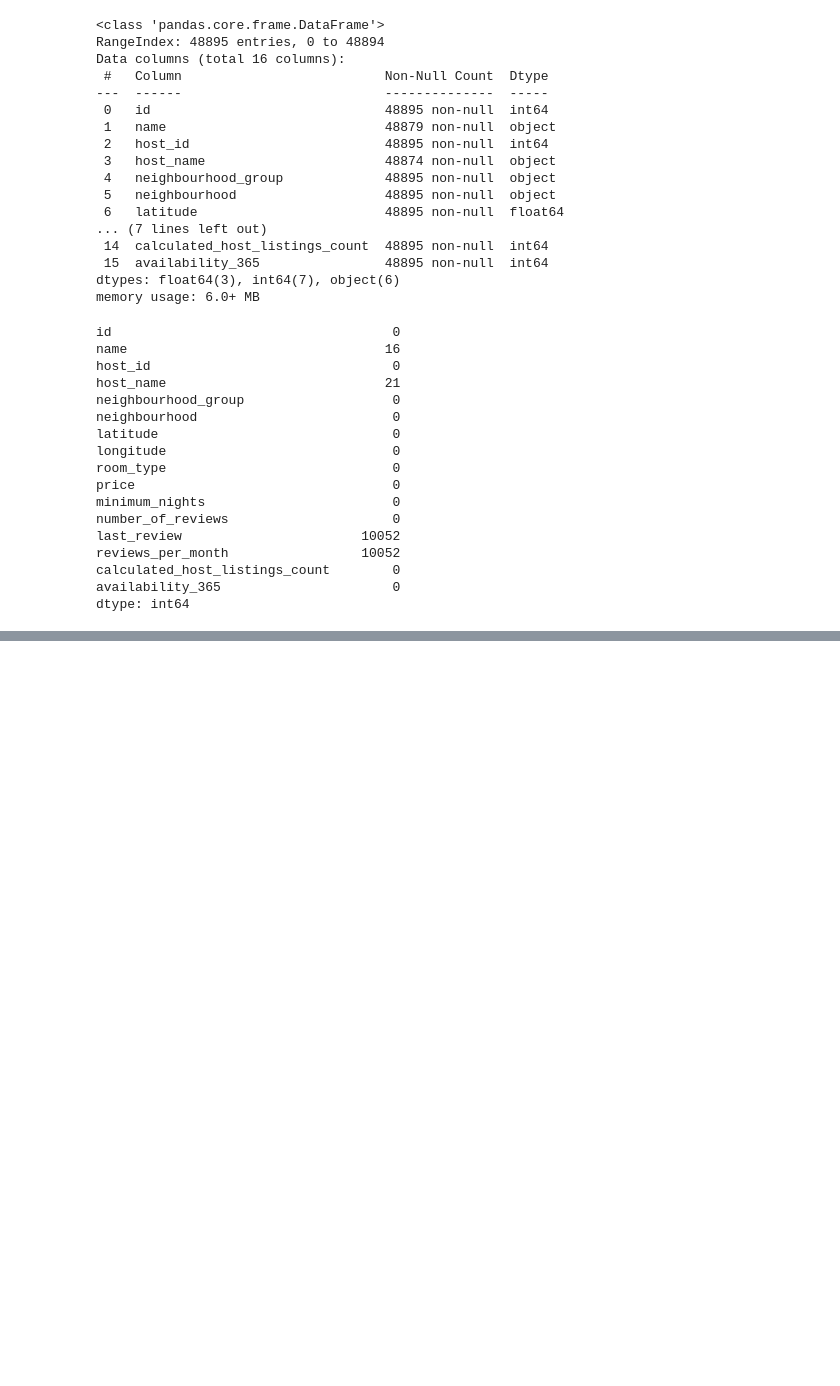
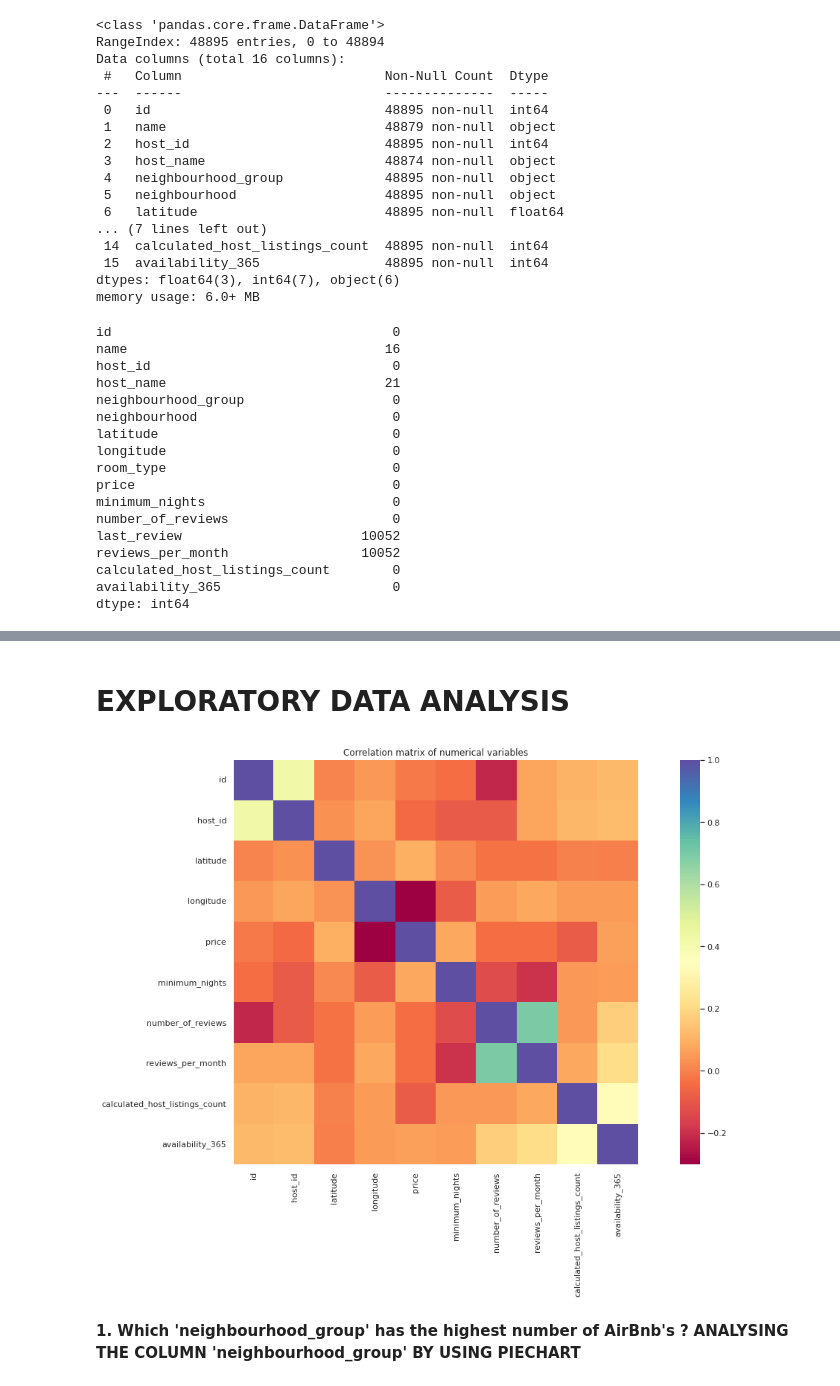
Before and after one commit to figureandfacts/Capstone-Project-Airbnb-Analysis, a Jupyter notebook: EDA_Capstone_Project_Airbnb_Booking_Analysis.ipynb, the cells around one changed output, grey strips where cells are left out. Cells and saved outputs as stored; diff of their text form; code cells hidden in the pictures; blank space fills up the shorter version.

```diff
--- a/EDA_Capstone_Project_Airbnb_Booking_Analysis.ipynb
+++ b/EDA_Capstone_Project_Airbnb_Booking_Analysis.ipynb
@@ -132,0 +204,4 @@ booking_df.describe() #getting the overall summary statistics for all numerical
+# %%
+#excluding the rows with price as 'zero'
+booking_df = booking_df.loc[booking_df['price'] > 0 ]
+booking_df[relevant].describe()
@@ -132,0 +218,17 @@ booking_df.describe() #getting the overall summary statistics for all numerical
+# %% [markdown]
+# **EXPLORATORY DATA ANALYSIS**
+# %%
+'''From the below correlation matrix
+we come to know that the number_of_reviews and reviews_per_month are highly correlated variables
+as compared to other variable.'''
+
+plt.figure(figsize = (20,10))
+title = 'Correlation matrix of numerical variables'
+sns.heatmap(booking_df.corr(method = 'kendall'), cmap = 'Spectral', square = True)
+plt.title(title)
+plt.show()
+# %% [output]
+[figure, added]
+# %% [markdown]
+**1. Which 'neighbourhood_group' has the highest number of AirBnb's ?** </br>
+**ANALYSING THE COLUMN 'neighbourhood_group' BY USING PIECHART**
```
Also changed, not shown: parts of 66 cells of this notebook.
